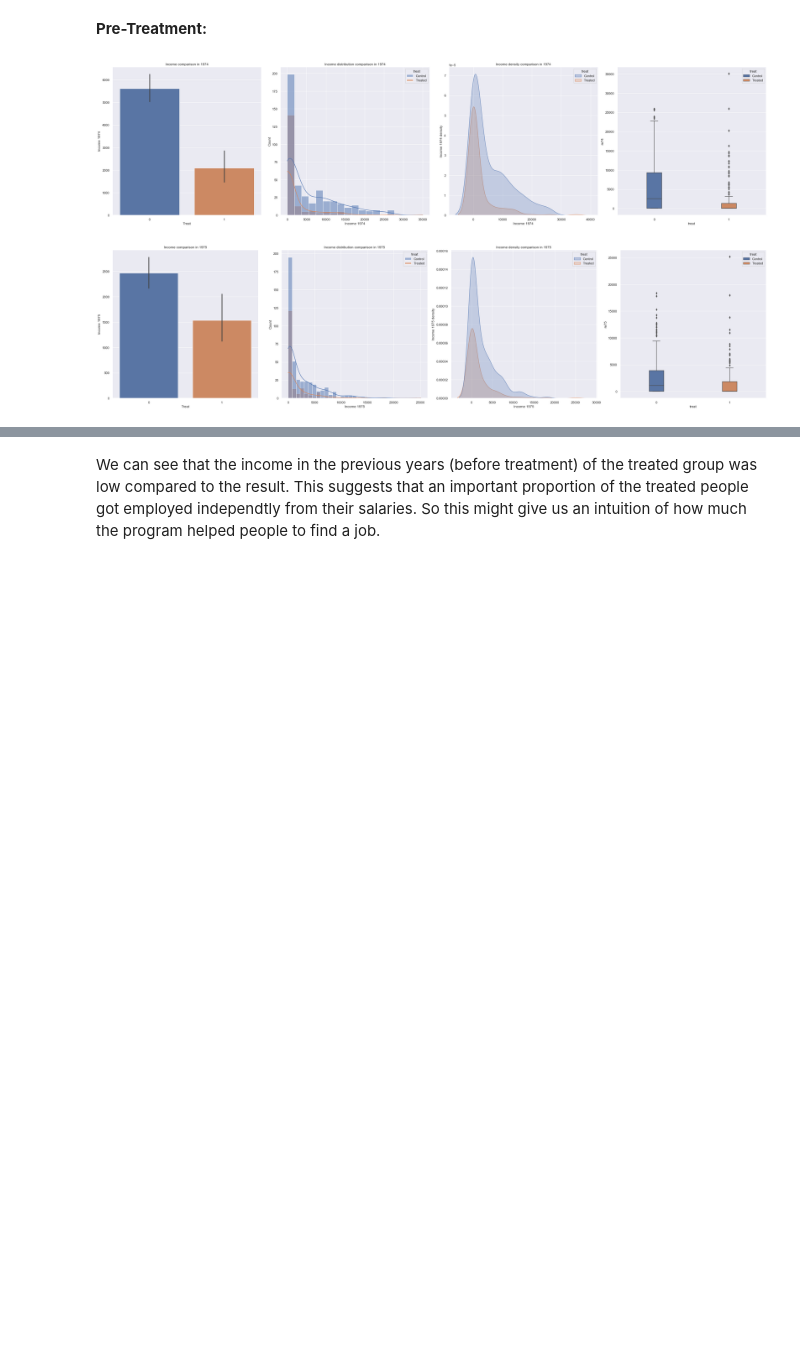
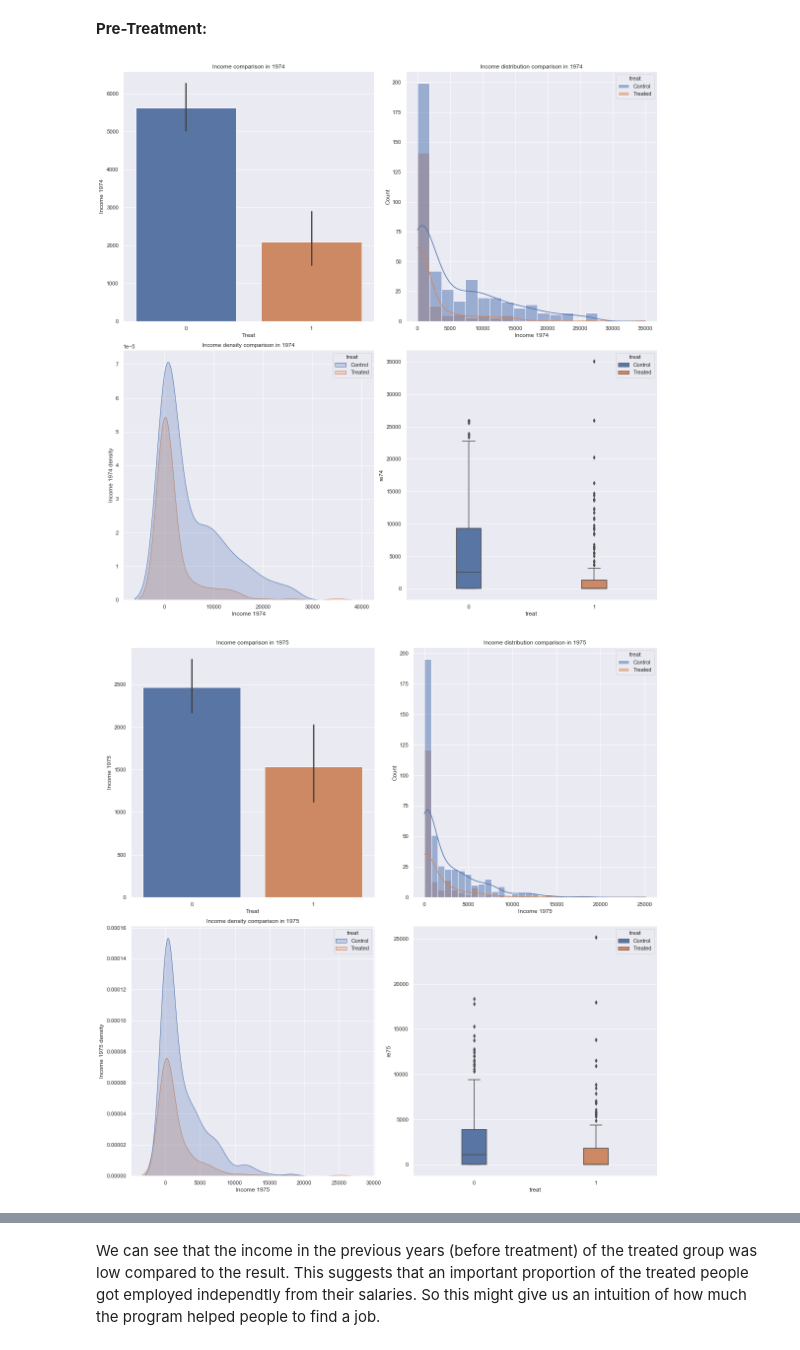
Before and after one commit to nourGhribi/2020, a Jupyter notebook: Tutorials/05 - Observational studies/Observational studies exercise.ipynb, the cells around one changed output, grey strips where cells are left out. Drawn from its saved outputs; the diff is of its cells as text; code cells hidden in the pictures; blank space fills up the shorter version.

```diff
--- a/Tutorials/05 - Observational studies/Observational studies exercise.ipynb
+++ b/Tutorials/05 - Observational studies/Observational studies exercise.ipynb
@@ -67,7 +72,7 @@ print("The mean of the treated participants: {tr:.3f}\nThe mean of the control p
 The mean of the treated participants: 6349.144
 The mean of the control participants: 6984.170
 # %%
-fig, axs = plt.subplots(1,4,figsize=(32,8))
+fig, axs = plt.subplots(2,2,figsize=(20,20))
 
 axs = axs.flatten()
 #subplot 1
@@ -125,8 +130,8 @@ As above, you may use the techniques we discussed in class for summarizing and c
 What do you observe?
 Describe what your observations mean for the conclusions drawn by the naive "researcher" from his superficial analysis.
 # %%
-def plot_income_dist(df, feature):
-    fig, axs = plt.subplots(1,4,figsize=(32,8))
+def plot_income_dist(df, feature, title):
+    fig, axs = plt.subplots(2,2,figsize=(16,16))
 
     switcher = {
         're78': '1978',
@@ -162,16 +167,21 @@ def plot_income_dist(df, feature):
     leg = fig.axes[3].get_legend()
     new_labels = ['Control', 'Treated']
     for t, l in zip(leg.texts, new_labels): t.set_text(l)
+
+
+    fig.suptitle(title, fontsize=16)
     fig.tight_layout()
     plt.show()
+
+    return fig,axs
 # %% [markdown]
 #### Income: (1974, 1975, 1978)
 # %% [markdown]
 **Pre-Treatment:**
 # %%
-plot_income_dist(df,"re74")
-plot_income_dist(df,"re75")
-plot_income_dist(df,"re78")
+f,a = plot_income_dist(df,"re74","")
+f,a = plot_income_dist(df,"re75","")
+fig, axs = plot_income_dist(df,"re78","")
 # %% [output]
-[figure, old version]
+[figure, new version]
-[figure, old version]
+[figure, new version]
```
Also changed, not shown: parts of 40 cells of this notebook, 4 other files.
